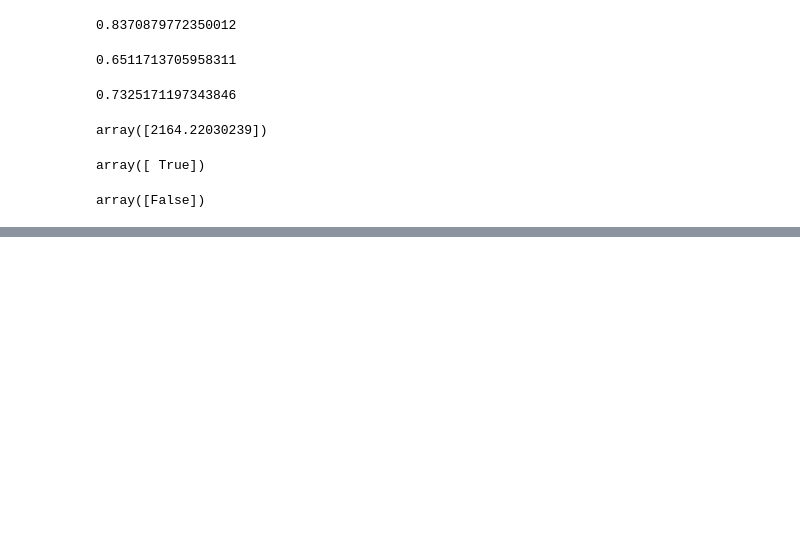
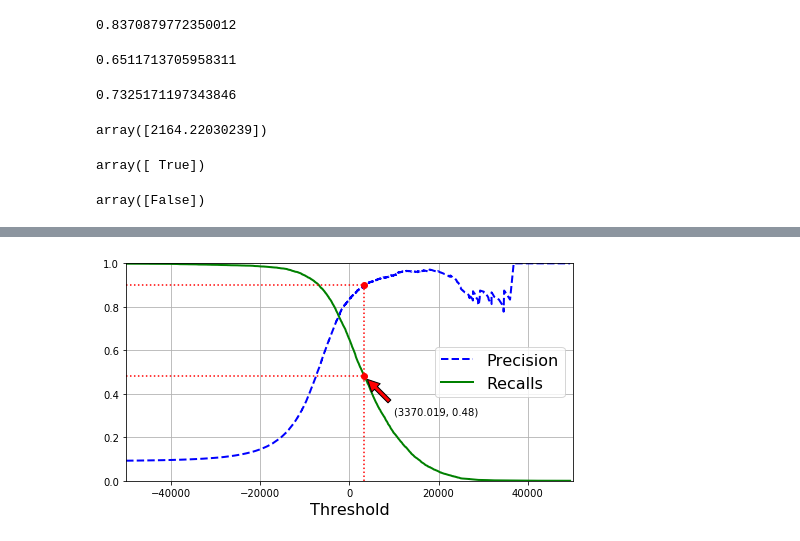
Before and after one commit to MichalGasiorowski/ml-playground, a Jupyter notebook: notebook/homl/Ch3-Classification.ipynb, the cells around one changed output, grey strips where cells are left out. Cells and saved outputs as stored; diff of their text form; code cells hidden in the pictures; blank space fills up the shorter version.

```diff
--- a/notebook/homl/Ch3-Classification.ipynb
+++ b/notebook/homl/Ch3-Classification.ipynb
@@ -227,0 +250,28 @@ plt.show()
+# %%
+def plot_precision_recall_vs_threshold_for_cutoff(precisions=precisions, recalls=recalls, thresholds=thresholds,
+                                                  cutoff=0.90, annotate=True):
+    recall_cutoff_precision = recalls[np.argmax(precisions >= cutoff)]
+    threshold_cutoff_precision = thresholds[np.argmax(precisions >= cutoff)]
+
+    #print(str((round(threshold_cutoff_precision, 3), round(recall_cutoff_precision, 3))))
+
+    plt.figure(figsize=(8, 4))
+    plot_precision_recall_vs_threshold(precisions, recalls, thresholds)
+    plt.plot([threshold_cutoff_precision, threshold_cutoff_precision], [0., cutoff], "r:")
+
+    plt.plot([-50000, threshold_cutoff_precision], [cutoff, cutoff], "r:")
+    plt.plot([-50000, threshold_cutoff_precision], [recall_cutoff_precision, recall_cutoff_precision], "r:")
+    plt.plot([threshold_cutoff_precision], [cutoff], "ro")
+    plt.plot([threshold_cutoff_precision], [recall_cutoff_precision], "ro")
+    if annotate:
+        plt.annotate(str((round(threshold_cutoff_precision, 3), round(recall_cutoff_precision, 3))),
+                     xy=(threshold_cutoff_precision, recall_cutoff_precision), xycoords='data',
+                     textcoords='offset points', xytext=(30, -40),
+                     arrowprops=dict(facecolor='red', shrink=0.1),
+                    horizontalalignment='left', verticalalignment='bottom')
+    #save_fig("precision_recall_vs_threshold_plot")
+    plt.show()
+# %%
+plot_precision_recall_vs_threshold_for_cutoff()
+# %% [output]
+[figure, added]
```
Also changed, not shown: parts of 18 cells of this notebook.
